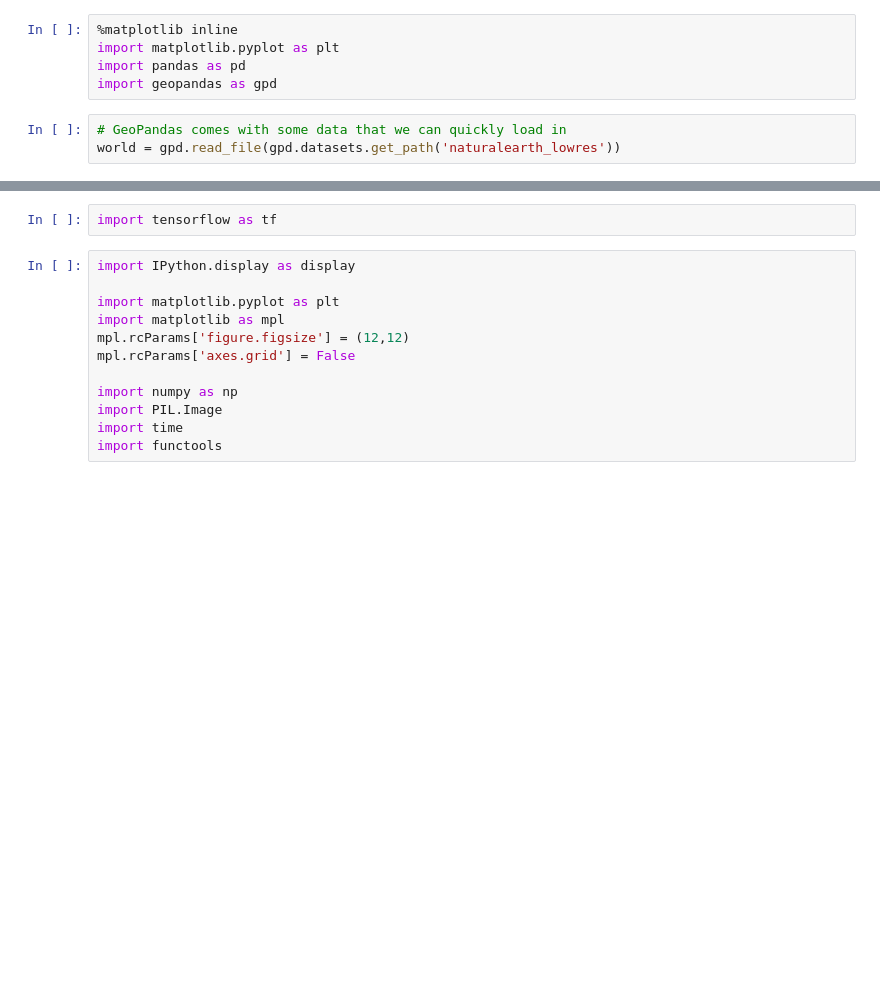
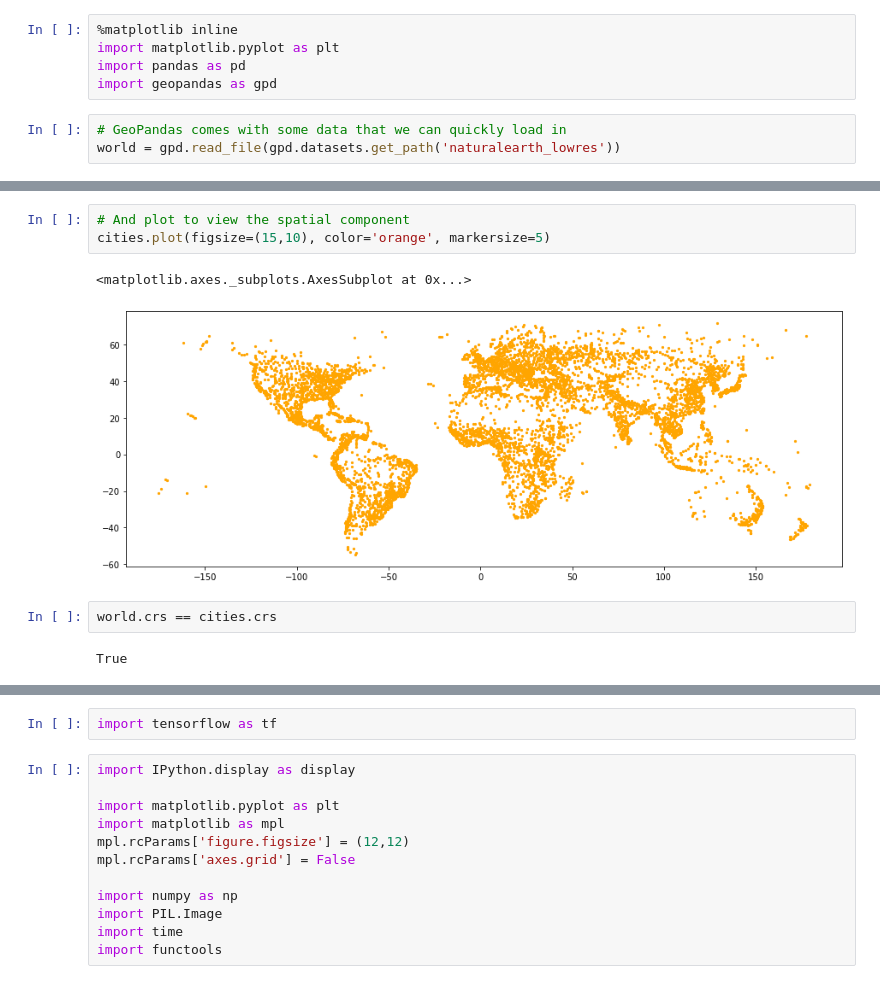
Before and after one commit to christyheaton/MapsAndMLTutorial_PyCon2020, a Jupyter notebook: notebooks/TensorFlowStyleTransfer.ipynb, the cells around one changed output, grey strips where cells are left out. Drawn from its saved outputs; the diff is of its cells as text; blank space fills up the shorter version.

```diff
--- a/notebooks/TensorFlowStyleTransfer.ipynb
+++ b/notebooks/TensorFlowStyleTransfer.ipynb
@@ -8,0 +48,10 @@ world = gpd.read_file(gpd.datasets.get_path('naturalearth_lowres'))
+# %%
+# And plot to view the spatial component
+cities.plot(figsize=(15,10), color='orange', markersize=5)
+# %% [output]
+<matplotlib.axes._subplots.AxesSubplot at 0x...>
+[figure, added]
+# %%
+world.crs == cities.crs
+# %% [output]
+True
```
Also changed, not shown: parts of 19 cells of this notebook, 20 other files.
